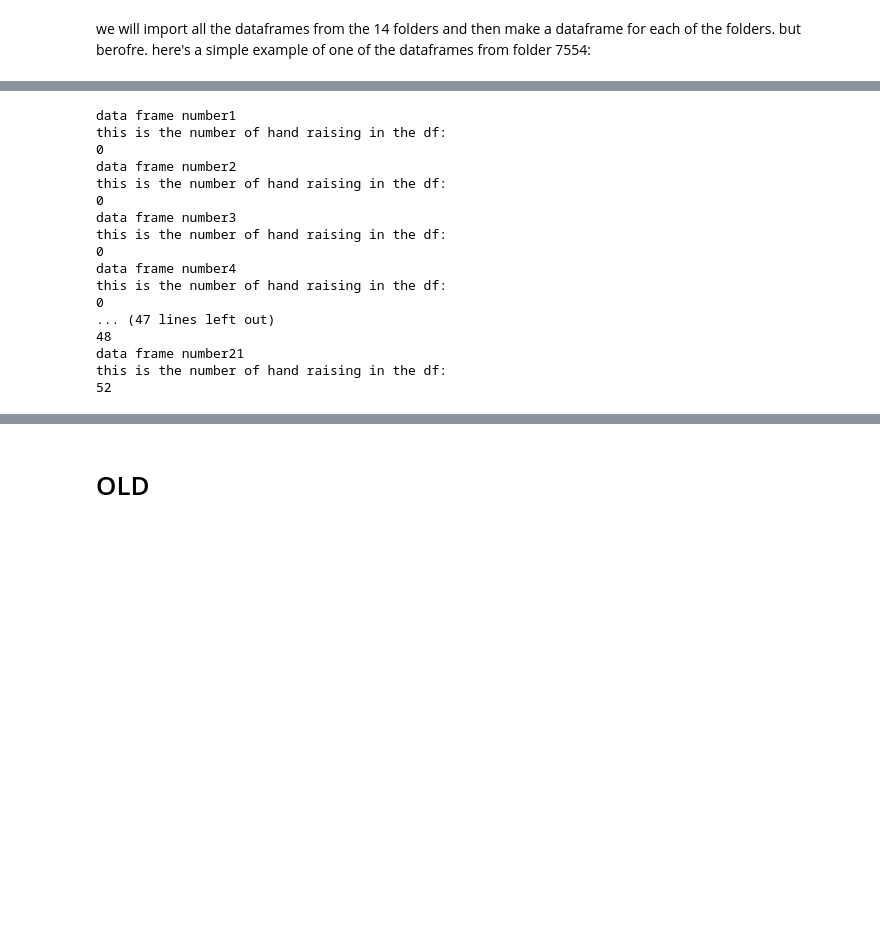
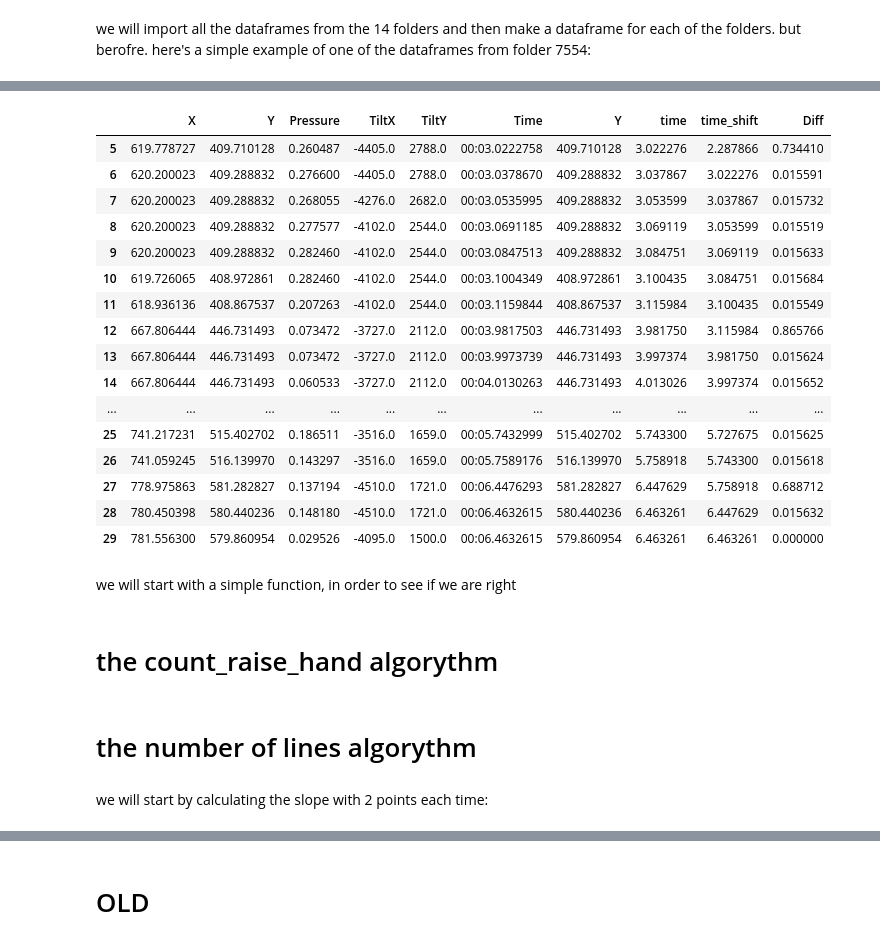
Before and after one commit to BabyBlue555/firstYear_semB_project, a Jupyter notebook: task4.ipynb, the cells around one changed output, grey strips where cells are left out. Cells and saved outputs as stored; diff of their text form; code cells hidden in the pictures; blank space fills up the shorter version.

Commit message:
start algorythm for number of lines

```diff
--- a/task4.ipynb
+++ b/task4.ipynb
@@ -351,0 +362,23 @@ dtype('float64')
+# %%
+# seventh drawing
+df1_7_concat[(df1_7_concat['X']>600)& (df1_7_concat['X']<800)]
+# %% [output]
+|  | X | Y | Pressure | TiltX | TiltY | Time | Y | time | time_shift | Diff |
+| 5 | 619.778727 | 409.710128 | 0.260487 | -4405.0 | 2788.0 | 00:03.0222758 | 409.710128 | 3.022276 | 2.287866 | 0.734410 |
+| 6 | 620.200023 | 409.288832 | 0.276600 | -4405.0 | 2788.0 | 00:03.0378670 | 409.288832 | 3.037867 | 3.022276 | 0.015591 |
+| 7 | 620.200023 | 409.288832 | 0.268055 | -4276.0 | 2682.0 | 00:03.0535995 | 409.288832 | 3.053599 | 3.037867 | 0.015732 |
+| 8 | 620.200023 | 409.288832 | 0.277577 | -4102.0 | 2544.0 | 00:03.0691185 | 409.288832 | 3.069119 | 3.053599 | 0.015519 |
+| 9 | 620.200023 | 409.288832 | 0.282460 | -4102.0 | 2544.0 | 00:03.0847513 | 409.288832 | 3.084751 | 3.069119 | 0.015633 |
+| 10 | 619.726065 | 408.972861 | 0.282460 | -4102.0 | 2544.0 | 00:03.1004349 | 408.972861 | 3.100435 | 3.084751 | 0.015684 |
+| 11 | 618.936136 | 408.867537 | 0.207263 | -4102.0 | 2544.0 | 00:03.1159844 | 408.867537 | 3.115984 | 3.100435 | 0.015549 |
+| 12 | 667.806444 | 446.731493 | 0.073472 | -3727.0 | 2112.0 | 00:03.9817503 | 446.731493 | 3.981750 | 3.115984 | 0.865766 |
+| 13 | 667.806444 | 446.731493 | 0.073472 | -3727.0 | 2112.0 | 00:03.9973739 | 446.731493 | 3.997374 | 3.981750 | 0.015624 |
+| 14 | 667.806444 | 446.731493 | 0.060533 | -3727.0 | 2112.0 | 00:04.0130263 | 446.731493 | 4.013026 | 3.997374 | 0.015652 |
+| ... | ... | ... | ... | ... | ... | ... | ... | ... | ... | ... |
+| 25 | 741.217231 | 515.402702 | 0.186511 | -3516.0 | 1659.0 | 00:05.7432999 | 515.402702 | 5.743300 | 5.727675 | 0.015625 |
+| 26 | 741.059245 | 516.139970 | 0.143297 | -3516.0 | 1659.0 | 00:05.7589176 | 516.139970 | 5.758918 | 5.743300 | 0.015618 |
+| 27 | 778.975863 | 581.282827 | 0.137194 | -4510.0 | 1721.0 | 00:06.4476293 | 581.282827 | 6.447629 | 5.758918 | 0.688712 |
+| 28 | 780.450398 | 580.440236 | 0.148180 | -4510.0 | 1721.0 | 00:06.4632615 | 580.440236 | 6.463261 | 6.447629 | 0.015632 |
+| 29 | 781.556300 | 579.860954 | 0.029526 | -4095.0 | 1500.0 | 00:06.4632615 | 579.860954 | 6.463261 | 6.463261 | 0.000000 |
+# %% [markdown]
+we will start with a simple function, in order to see if we are right
@@ -352,3 +396,5 @@ dtype('float64')
+# %% [markdown]
+# the count_raise_hand algorythm
 # %%
 # ACCURATE - for a folder
 # check how many time differences are bigger than 0.04 - if it's bigger , it's a hand raise , because the time that takes for a human hand to raise hand can't be less than 0.04 nano seconds.
@@ -367,22 +415,4 @@ def count_raise_hand_folder(num_folder):
         print("this is the number of hand raising in the df:")
         print(count)
 # %%
-count_raise_hand_folder('7554')
+count_raise_hand_df(df1[9])
-# %% [output]
-data frame number1
-this is the number of hand raising in the df:
-0
-data frame number2
-this is the number of hand raising in the df:
-0
-data frame number3
-this is the number of hand raising in the df:
-0
-data frame number4
-this is the number of hand raising in the df:
-0
-... (47 lines left out)
-48
-data frame number21
-this is the number of hand raising in the df:
-52
@@ -388,0 +421,4 @@ this is the number of hand raising in the df:
+# %% [markdown]
+# the number of lines algorythm
+# %% [markdown]
+we will start by calculating the slope with 2 points each time:
```
Also changed, not shown: parts of 57 cells of this notebook.
